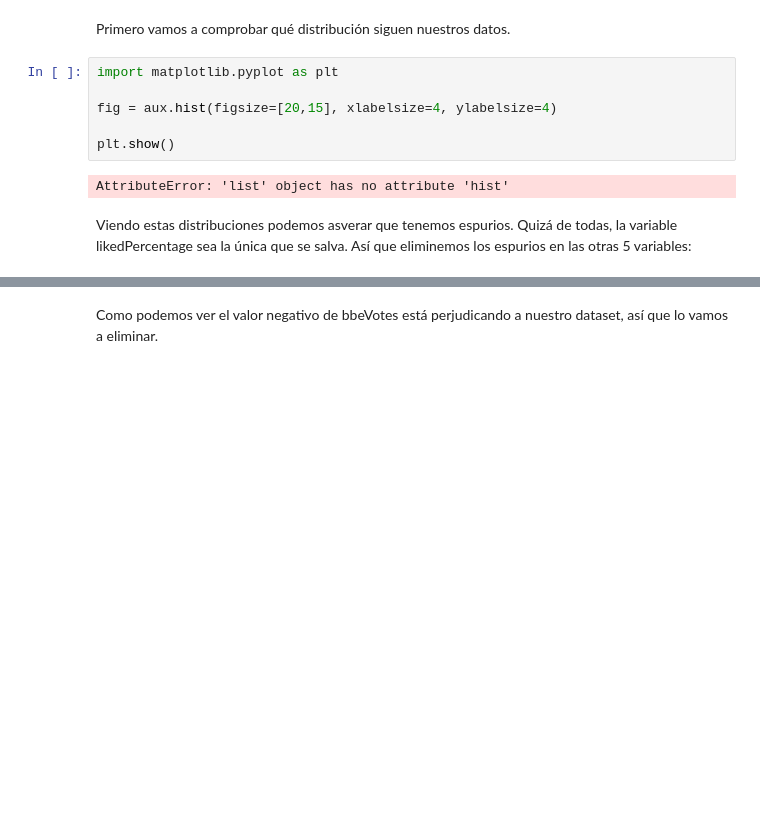
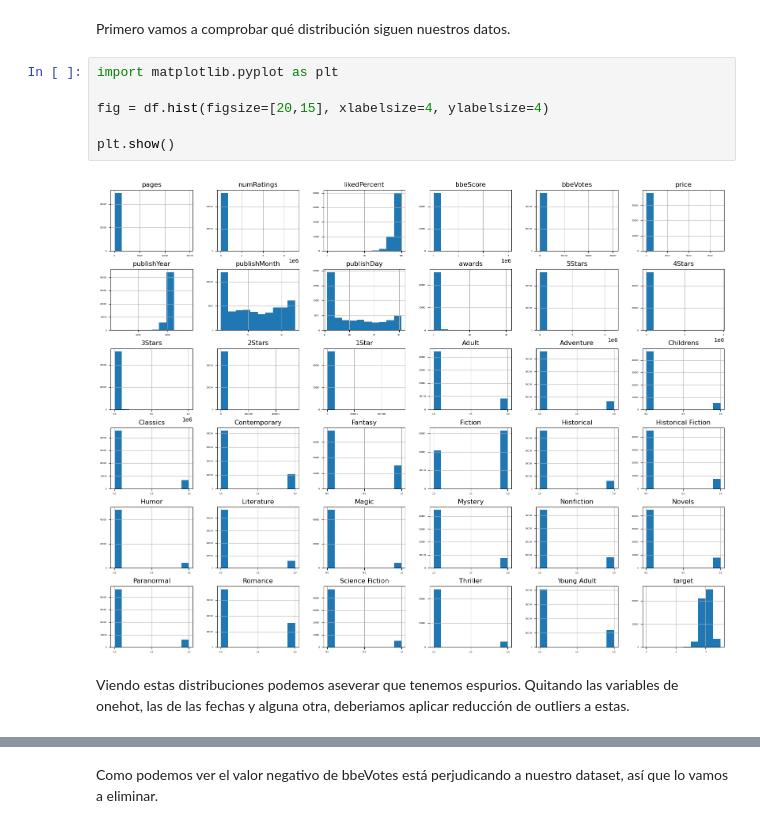
Before and after one commit to igmarco/PreparacionDeDatos_Trabajos, a Jupyter notebook: PD_Trabajo2Opcional/AscorbeMarco_PD_Trabajo2Opcional.ipynb, the cells around one changed output, grey strips where cells are left out. Cells and saved outputs as stored; diff of their text form; blank space fills up the shorter version.

```diff
--- a/PD_Trabajo2Opcional/AscorbeMarco_PD_Trabajo2Opcional.ipynb
+++ b/PD_Trabajo2Opcional/AscorbeMarco_PD_Trabajo2Opcional.ipynb
@@ -830,11 +919,11 @@ Primero vamos a comprobar qué distribución siguen nuestros datos.
 # %%
 import matplotlib.pyplot as plt
 
-fig = aux.hist(figsize=[20,15], xlabelsize=4, ylabelsize=4)
+fig = df.hist(figsize=[20,15], xlabelsize=4, ylabelsize=4)
 
 plt.show()
 # %% [output]
-AttributeError: 'list' object has no attribute 'hist'
+[figure, added]
 # %% [markdown]
-Viendo estas distribuciones podemos asverar que tenemos espurios. Quizá de todas, la variable likedPercentage sea la única que se salva. Así que eliminemos los espurios en las otras 5 variables:
+Viendo estas distribuciones podemos aseverar que tenemos espurios. Quitando las variables de onehot, las de las fechas y alguna otra, deberiamos aplicar reducción de outliers a estas.
 # %%
```
Also changed, not shown: parts of 47 cells of this notebook.
